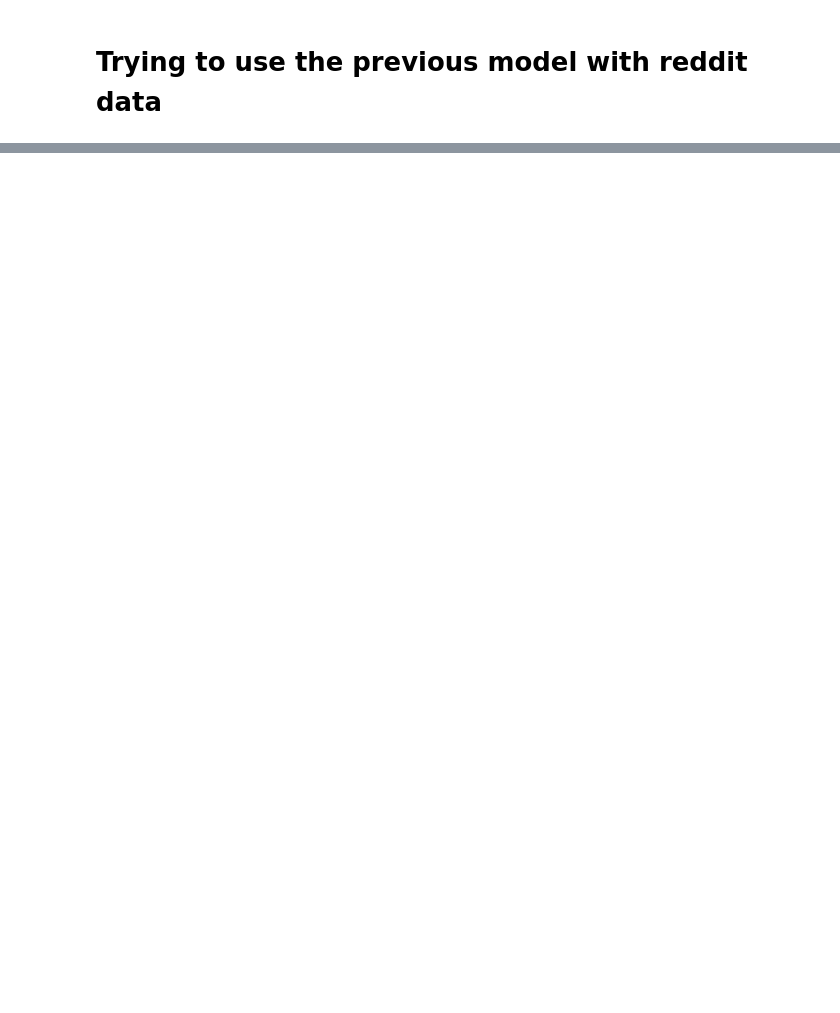
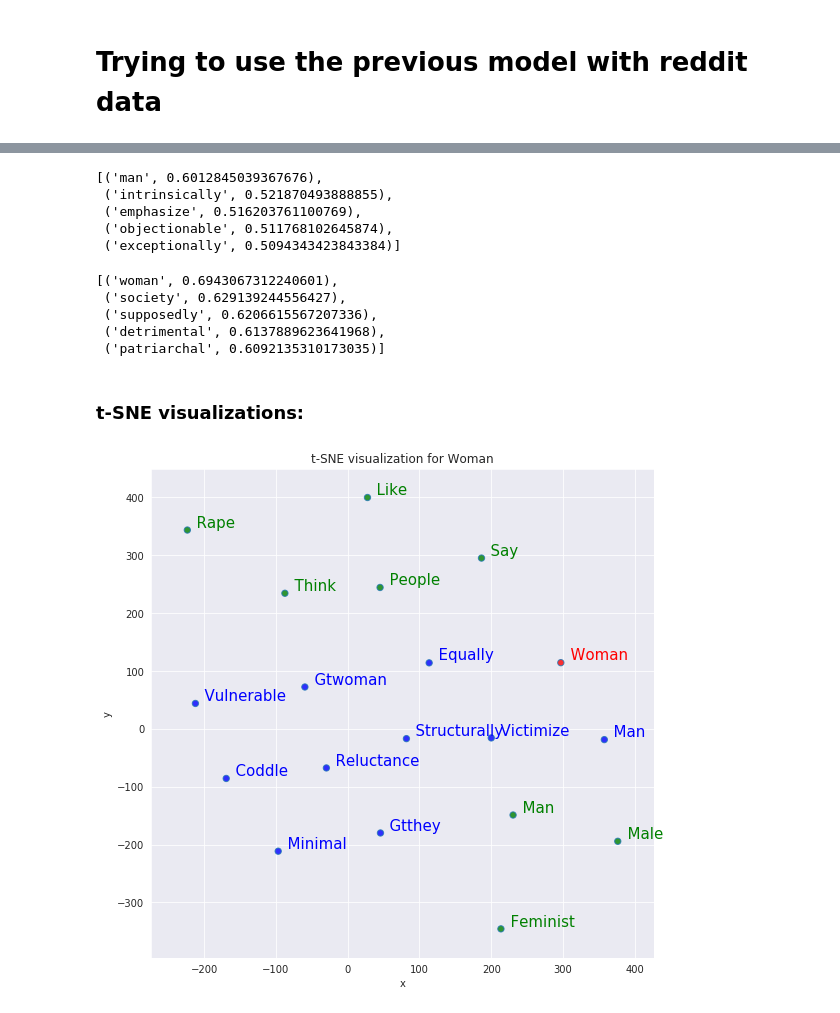
Before and after one commit to EmanuelHappy/Data-Science, a Jupyter notebook: _PushshiftReddit/Word2vec.ipynb, the cells around one changed output, grey strips where cells are left out. Saved outputs shown, nothing was run; the diff lists cells and outputs as text; code cells hidden in the pictures; blank space fills up the shorter version.

Commit message:
Word 2 Vector script and notebook created

```diff
--- a/_PushshiftReddit/Word2vec.ipynb
+++ b/_PushshiftReddit/Word2vec.ipynb
@@ -353,0 +481,3 @@ sim_words
+# %%
+cores = multiprocessing.cpu_count() # Count the number of cores in a computer
+cores
@@ -353,0 +486,9 @@ sim_words
+# %%
+w2v_model = Word2Vec(min_count=2,
+                     window=2,
+                     size=300,
+                     sample=6e-5,
+                     alpha=0.03,
+                     min_alpha=0.0007,
+                     negative=20,
+                     workers=cores-1)
@@ -353,0 +515,6 @@ sim_words
+# %%
+t = time()
+
+w2v_model.train(sentences, total_examples=w2v_model.corpus_count, epochs=30, report_delay=1)
+
+print('Time to train the model: {} mins'.format(round((time() - t) / 60, 2)))
@@ -353,0 +630,28 @@ sim_words
+# %%
+w2v_model.wv.most_similar(positive=["masculism", "woman"], negative=["feminism"], topn=5)
+# %% [output]
+[('man', 0.6012845039367676),
+ ('intrinsically', 0.521870493888855),
+ ('emphasize', 0.516203761100769),
+ ('objectionable', 0.511768102645874),
+ ('exceptionally', 0.5094343423843384)]
+# %%
+w2v_model.wv.most_similar(positive=["man", "feminism"], negative=["mra"], topn=5)
+# %% [output]
+[('woman', 0.6943067312240601),
+ ('society', 0.629139244556427),
+ ('supposedly', 0.6206615567207336),
+ ('detrimental', 0.6137889623641968),
+ ('patriarchal', 0.6092135310173035)]
+# %% [markdown]
+### t-SNE visualizations:
+# %%
+import numpy as np
+import matplotlib.pyplot as plt
+%matplotlib inline
+
+import seaborn as sns
+sns.set_style("darkgrid")
+
+from sklearn.decomposition import PCA
+from sklearn.manifold import TSNE
@@ -353,0 +731,4 @@ sim_words
+# %%
+tsnescatterplot(w2v_model, 'woman', ['man', 'feminist', 'think', 'people', 'like', 'rape', 'male', 'say',])
+# %% [output]
+[figure, added]
```
Also changed, not shown: parts of 64 cells of this notebook, 2 other files.
